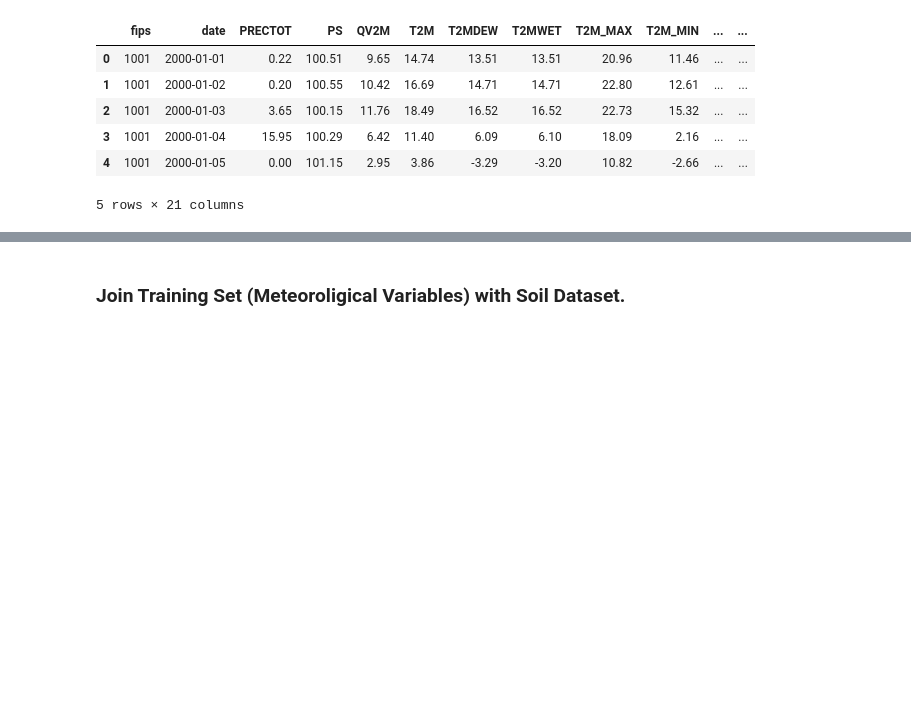
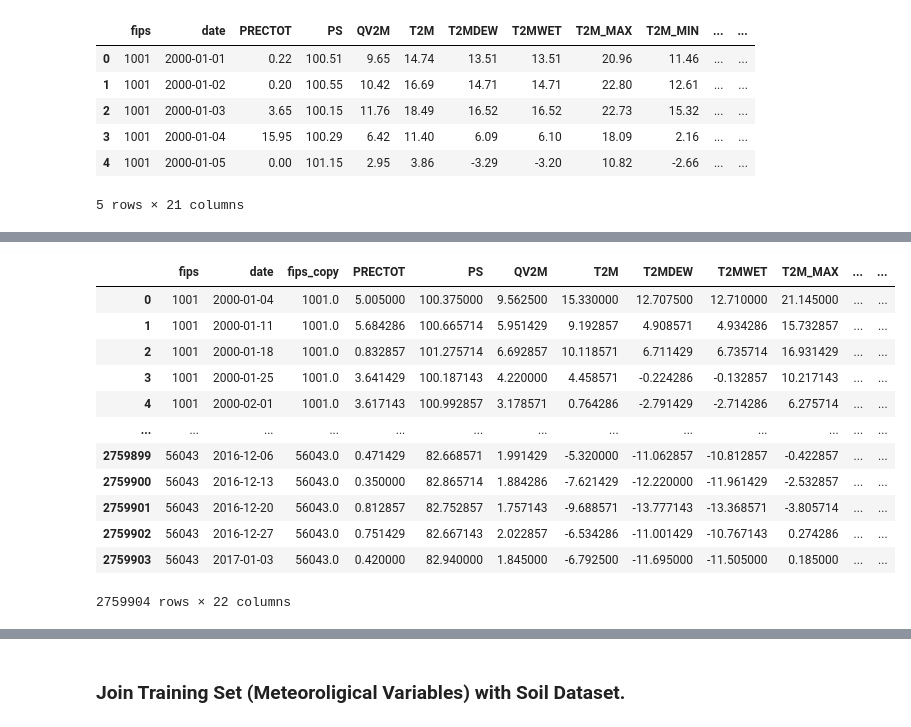
Before and after one commit to ChadDelany/drought_prediction, a Jupyter notebook: Notebooks/03c_Preprocessing-Resample_Join_Scale.ipynb, the cells around one changed output, grey strips where cells are left out. Saved outputs shown, nothing was run; the diff lists cells and outputs as text; code cells hidden in the pictures; blank space fills up the shorter version.

```diff
--- a/Notebooks/03c_Preprocessing-Resample_Join_Scale.ipynb
+++ b/Notebooks/03c_Preprocessing-Resample_Join_Scale.ipynb
@@ -86,0 +126,21 @@ train_set.groupby('fips').resample('W-TUE', on='date').mean()
+# %%
+# 'fips' is both part of the MultiIndex and a copied column.
+#  Need to rename (or delete) before resetting the index.
+train_set_mean.rename({'fips': 'fips_copy'}, axis=1, inplace=True)
+
+train_set_mean.reset_index(inplace=True)
+train_set_mean
+# %% [output]
+|  | fips | date | fips_copy | PRECTOT | PS | QV2M | T2M | T2MDEW | T2MWET | T2M_MAX | ... | ... |
+| 0 | 1001 | 2000-01-04 | 1001.0 | 5.005000 | 100.375000 | 9.562500 | 15.330000 | 12.707500 | 12.710000 | 21.145000 | ... | ... |
+| 1 | 1001 | 2000-01-11 | 1001.0 | 5.684286 | 100.665714 | 5.951429 | 9.192857 | 4.908571 | 4.934286 | 15.732857 | ... | ... |
+| 2 | 1001 | 2000-01-18 | 1001.0 | 0.832857 | 101.275714 | 6.692857 | 10.118571 | 6.711429 | 6.735714 | 16.931429 | ... | ... |
+| 3 | 1001 | 2000-01-25 | 1001.0 | 3.641429 | 100.187143 | 4.220000 | 4.458571 | -0.224286 | -0.132857 | 10.217143 | ... | ... |
+| 4 | 1001 | 2000-02-01 | 1001.0 | 3.617143 | 100.992857 | 3.178571 | 0.764286 | -2.791429 | -2.714286 | 6.275714 | ... | ... |
+| ... | ... | ... | ... | ... | ... | ... | ... | ... | ... | ... | ... | ... |
+| 2759899 | 56043 | 2016-12-06 | 56043.0 | 0.471429 | 82.668571 | 1.991429 | -5.320000 | -11.062857 | -10.812857 | -0.422857 | ... | ... |
+| 2759900 | 56043 | 2016-12-13 | 56043.0 | 0.350000 | 82.865714 | 1.884286 | -7.621429 | -12.220000 | -11.961429 | -2.532857 | ... | ... |
+| 2759901 | 56043 | 2016-12-20 | 56043.0 | 0.812857 | 82.752857 | 1.757143 | -9.688571 | -13.777143 | -13.368571 | -3.805714 | ... | ... |
+| 2759902 | 56043 | 2016-12-27 | 56043.0 | 0.751429 | 82.667143 | 2.022857 | -6.534286 | -11.001429 | -10.767143 | 0.274286 | ... | ... |
+| 2759903 | 56043 | 2017-01-03 | 56043.0 | 0.420000 | 82.940000 | 1.845000 | -6.792500 | -11.695000 | -11.505000 | 0.185000 | ... | ... |
+2759904 rows × 22 columns
```
Also changed, not shown: parts of 31 cells of this notebook.
